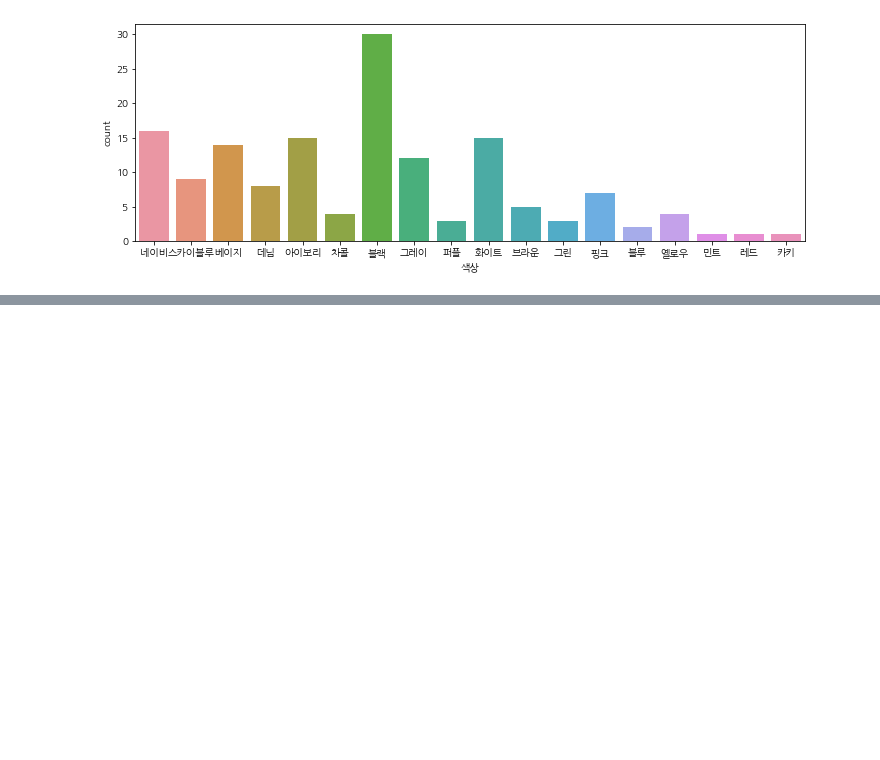
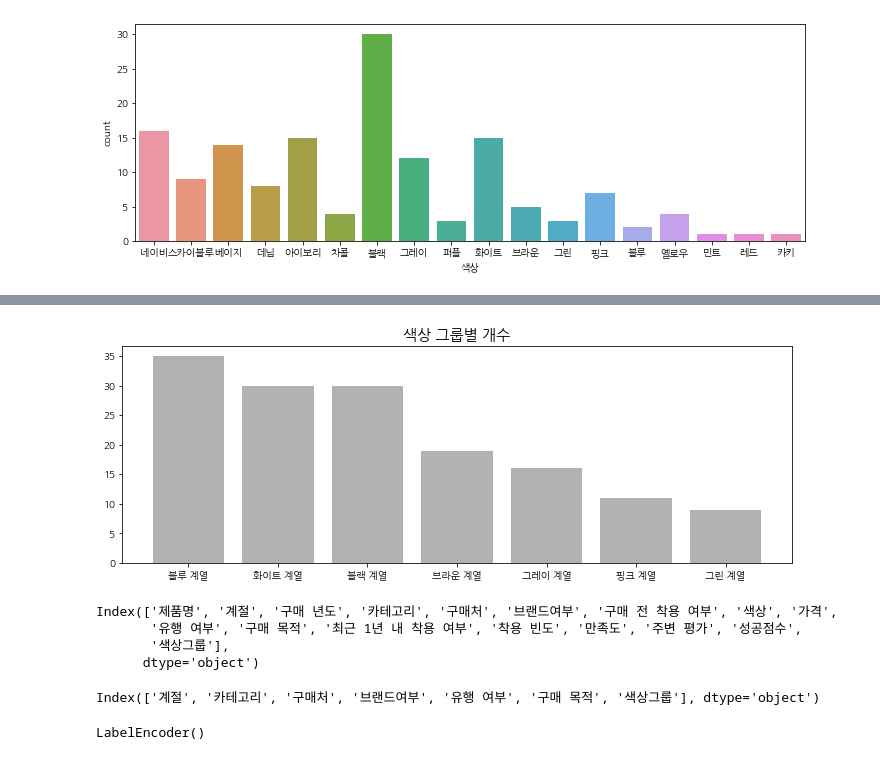
Before and after one commit to lyndis20/portfolio, a Jupyter notebook: my_closet/EDA.ipynb, the cells around one changed output, grey strips where cells are left out. Drawn from its saved outputs; the diff is of its cells as text; code cells hidden in the pictures; blank space fills up the shorter version.

```diff
--- a/my_closet/EDA.ipynb
+++ b/my_closet/EDA.ipynb
@@ -95,0 +122,8 @@ sns.countplot(data=df, x="색상")
+# %%
+plt.figure(figsize=(12,4))
+bar_df = df["색상그룹"].value_counts().reset_index()
+plt.title("색상 그룹별 개수", fontsize=15)
+plt.bar(bar_df["index"], bar_df["색상그룹"], color='k', alpha=.3)
+plt.show()
+# %% [output]
+[figure, added]
@@ -95,0 +132,20 @@ sns.countplot(data=df, x="색상")
+# %%
+df.columns
+# %% [output]
+Index(['제품명', '계절', '구매 년도', '카테고리', '구매처', '브랜드여부', '구매 전 착용 여부', '색상', '가격',
+       '유행 여부', '구매 목적', '최근 1년 내 착용 여부', '착용 빈도', '만족도', '주변 평가', '성공점수',
+       '색상그룹'],
+      dtype='object')
+# %%
+# 계절, 카테고리, 색상그룹, 구매처, 브랜드 여부, 유행여부, 구매목적
+df_label = df[['계절', '카테고리', '구매처', '브랜드여부', '유행 여부', '구매 목적','색상그룹']]
+labels = df_label.columns
+labels
+# %% [output]
+Index(['계절', '카테고리', '구매처', '브랜드여부', '유행 여부', '구매 목적', '색상그룹'], dtype='object')
+# %%
+from sklearn.preprocessing import LabelEncoder
+la = LabelEncoder()
+la
+# %% [output]
+LabelEncoder()
```
Also changed, not shown: parts of 16 cells of this notebook, 1 other file.
